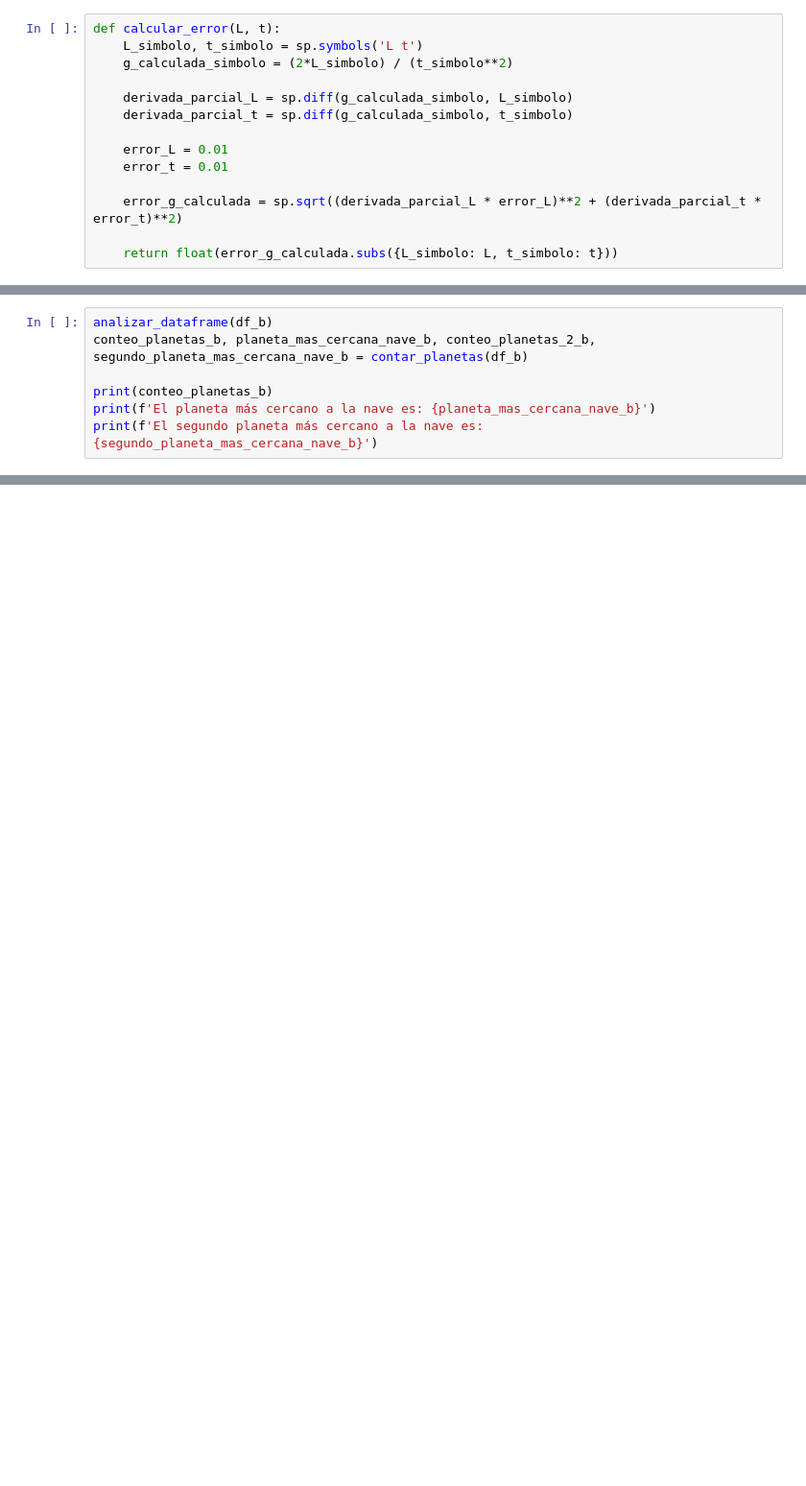
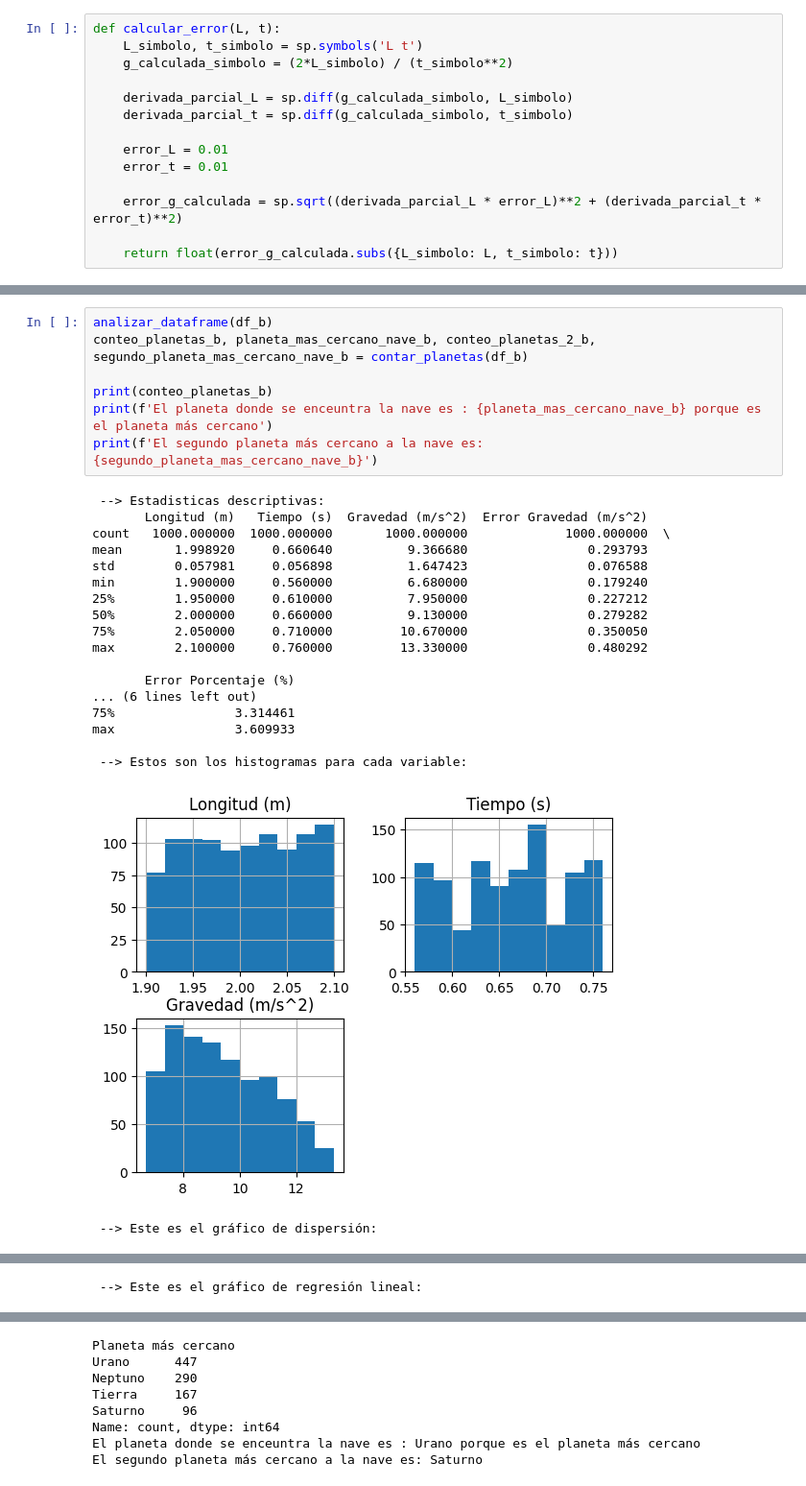
Before and after one commit to Enriquepardo/Tarea-DataSet-, a Jupyter notebook: Ejercicio_primer_DataSet.ipynb, the cells around one changed output, grey strips where cells are left out. Shown at 96% size. Saved outputs shown, nothing was run; the diff lists cells and outputs as text; blank space fills up the shorter version.

```diff
--- a/Ejercicio_primer_DataSet.ipynb
+++ b/Ejercicio_primer_DataSet.ipynb
@@ -154,7 +250,27 @@ print(f'El segundo planeta más cercano a la nave es: {segundo_planeta_mas_cerca
 # %%
 analizar_dataframe(df_b)
-conteo_planetas_b, planeta_mas_cercana_nave_b, conteo_planetas_2_b, segundo_planeta_mas_cercana_nave_b = contar_planetas(df_b)
+conteo_planetas_b, planeta_mas_cercano_nave_b, conteo_planetas_2_b, segundo_planeta_mas_cercano_nave_b = contar_planetas(df_b)
 
 print(conteo_planetas_b)
-print(f'El planeta más cercano a la nave es: {planeta_mas_cercana_nave_b}')
-print(f'El segundo planeta más cercano a la nave es: {segundo_planeta_mas_cercana_nave_b}')
+print(f'El planeta donde se enceuntra la nave es : {planeta_mas_cercano_nave_b} porque es el planeta más cercano')
+print(f'El segundo planeta más cercano a la nave es: {segundo_planeta_mas_cercano_nave_b}')
+# %% [output]
+ --> Estadisticas descriptivas:
+       Longitud (m)   Tiempo (s)  Gravedad (m/s^2)  Error Gravedad (m/s^2)
+count   1000.000000  1000.000000       1000.000000             1000.000000  \
+mean       1.998920     0.660640          9.366680                0.293793
+std        0.057981     0.056898          1.647423                0.076588
+min        1.900000     0.560000          6.680000                0.179240
+25%        1.950000     0.610000          7.950000                0.227212
+50%        2.000000     0.660000          9.130000                0.279282
+75%        2.050000     0.710000         10.670000                0.350050
+max        2.100000     0.760000         13.330000                0.480292
+
+       Error Porcentaje (%)
+... (6 lines left out)
+75%                3.314461
+max                3.609933
+
+ --> Estos son los histogramas para cada variable:
+[figure, added]
+ --> Este es el gráfico de dispersión:
@@ -160,0 +296 @@ print(f'El segundo planeta más cercano a la nave es: {segundo_planeta_mas_cerca
+ --> Este es el gráfico de regresión lineal:
@@ -160,0 +298,8 @@ print(f'El segundo planeta más cercano a la nave es: {segundo_planeta_mas_cerca
+Planeta más cercano
+Urano      447
+Neptuno    290
+Tierra     167
+Saturno     96
+Name: count, dtype: int64
+El planeta donde se enceuntra la nave es : Urano porque es el planeta más cercano
+El segundo planeta más cercano a la nave es: Saturno
```
Also changed, not shown: parts of 11 cells of this notebook, 2 other files.
